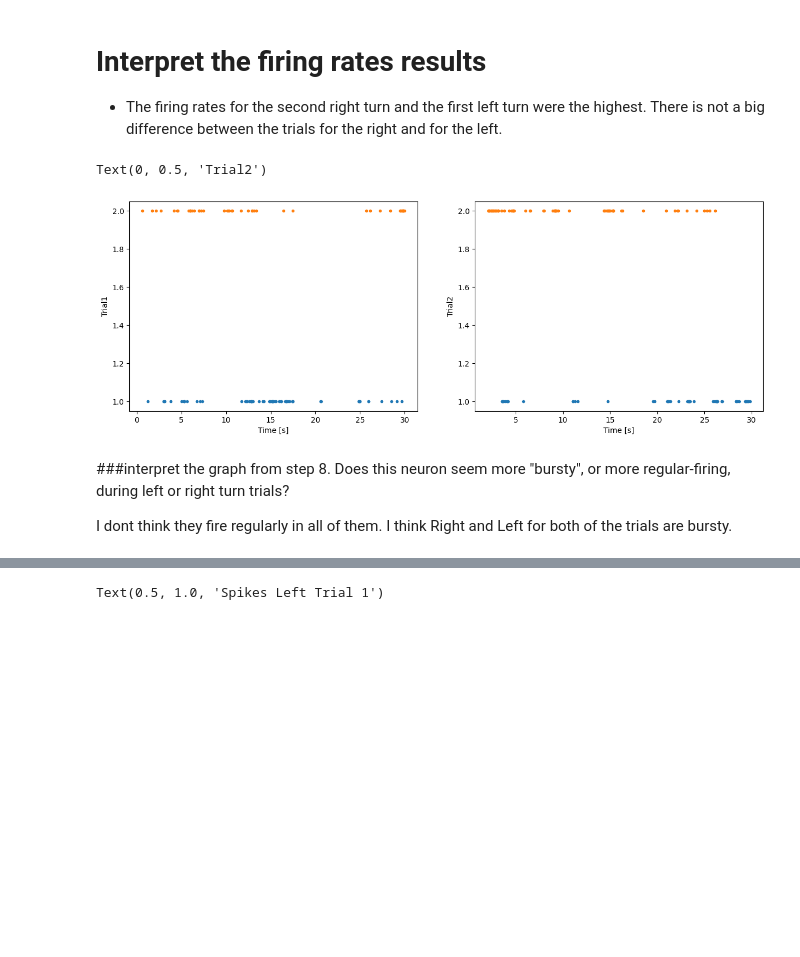
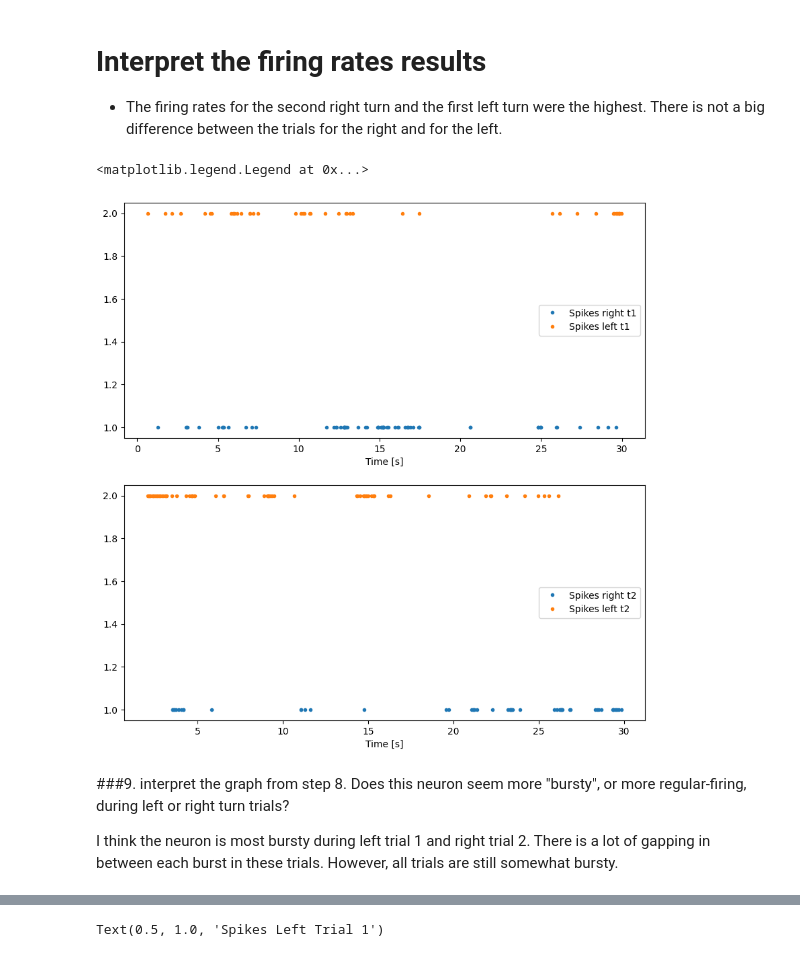
Before and after one commit to ChelseyCochrane/chelseys-repository, a Jupyter notebook: coding_homework_7.ipynb, the cells around one changed output, grey strips where cells are left out. Cells and saved outputs as stored; diff of their text form; code cells hidden in the pictures; blank space fills up the shorter version.

```diff
--- a/coding_homework_7.ipynb
+++ b/coding_homework_7.ipynb
@@ -101,24 +101,24 @@ print(firingrateR2)
 # %%
 # plotting the spike train data from trial 1 in first subplot, and the spike train data from trial 2 in second subplot.
 
-fig, ax = plt.subplots(1,2,figsize=(15,5))
-ax[0].plot(spikes_left_trial1, np.ones_like(spikes_left_trial1), '.')        # Plot the low-light condition spikes
-ax[0].plot(spikes_right_trial1, 2 * np.ones_like(spikes_right_trial1), '.')  # ... and the high-light condition spikes
+fig,ax = plt.subplots(2,figsize=(10,10))
 
-ax[1].plot(spikes_left_trial2, np.ones_like(spikes_left_trial2), '.')        # Plot the low-light condition spikes
-ax[1].plot(spikes_right_trial2, 2 * np.ones_like(spikes_right_trial2), '.')  # ... and the high-light condition spikes
+ax[0].plot(spikes_left_trial1, np.ones_like(spikes_left_trial1), '.')
+ax[0].plot(spikes_right_trial1, 2 * np.ones_like(spikes_right_trial1), '.')
+ax[0].set_xlabel('Time [s]')
+ax[0].legend({'Spikes left t1', 'Spikes right t1'})
 
-ax[0].set_xlabel('Time [s]')
-ax[0].set_ylabel('Trial1')
+ax[1].plot(spikes_left_trial2, np.ones_like(spikes_left_trial2), '.')
+ax[1].plot(spikes_right_trial2, 2 * np.ones_like(spikes_right_trial2), '.')
 ax[1].set_xlabel('Time [s]')
-ax[1].set_ylabel('Trial2')
+ax[1].legend({'Spikes left t2', 'Spikes right t2'})
 # %% [output]
-Text(0, 0.5, 'Trial2')
+<matplotlib.legend.Legend at 0x...>
-[figure, old version]
+[figure, new version]
 # %% [markdown]
-###interpret the graph from step 8. Does this neuron seem more "bursty", or more regular-firing, during left or right turn trials?
+###9. interpret the graph from step 8. Does this neuron seem more "bursty", or more regular-firing, during left or right turn trials?
 
-I dont think they fire regularly in all of them. I think Right and Left for both of the trials are bursty.
+I think the neuron is most bursty during left trial 1 and right trial 2. There is a lot of gapping in between each burst in these trials. However, all trials are still somewhat bursty.
 # %%
 # calculating inter-spike interval (ISI) arrays for each of your four spike arrays using the np.diff() function.
 
```
Also changed, not shown: parts of 6 cells of this notebook.
